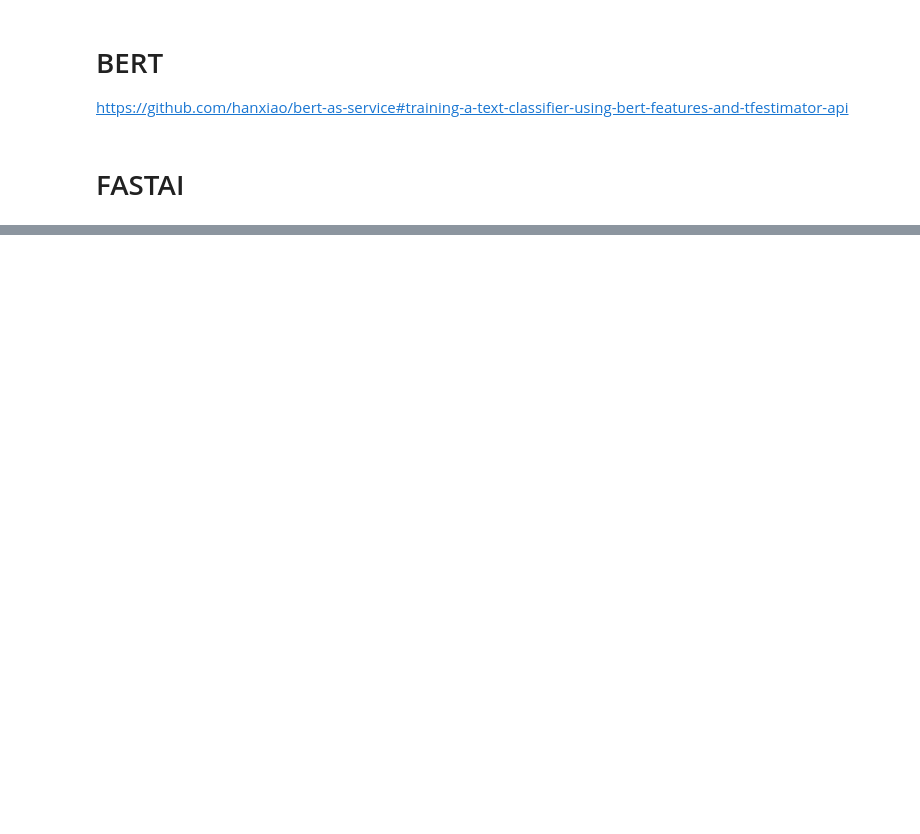
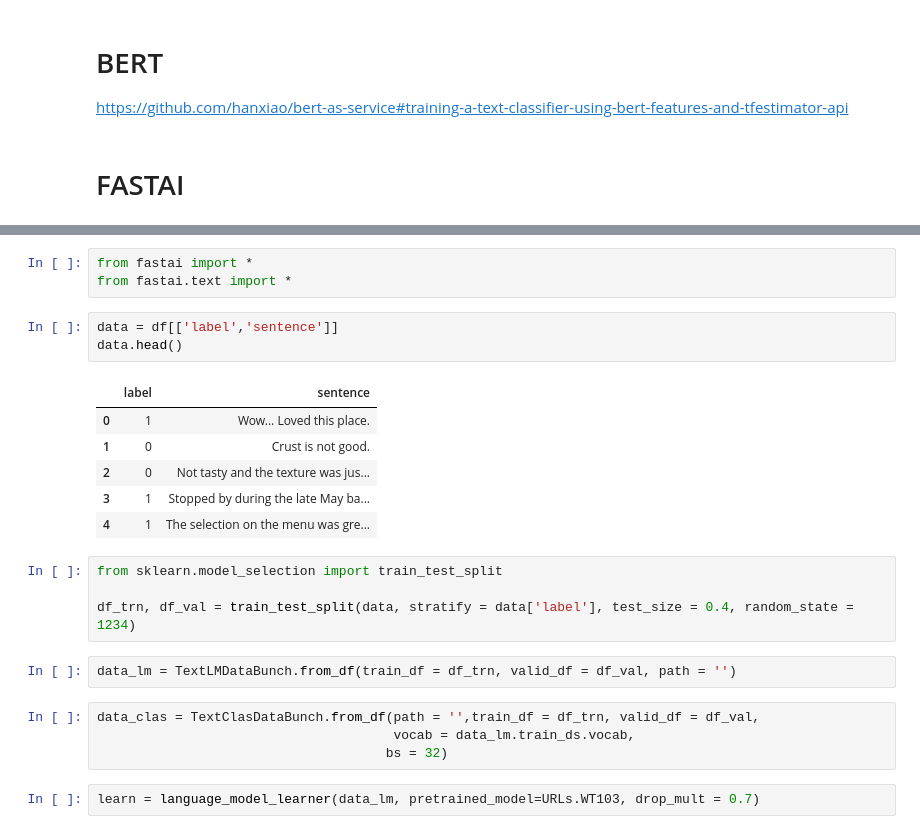
Before and after one commit to binliu0630/Deep_Learning, a Jupyter notebook: Text_Classification_Example.ipynb, the cells around one changed output, grey strips where cells are left out. Drawn from its saved outputs; the diff is of its cells as text; blank space fills up the shorter version.

```diff
--- a/Text_Classification_Example.ipynb
+++ b/Text_Classification_Example.ipynb
@@ -364,0 +473,25 @@ https://github.com/hanxiao/bert-as-service#training-a-text-classifier-using-bert
+# %%
+from fastai import *
+from fastai.text import *
+# %%
+data = df[['label','sentence']]
+data.head()
+# %% [output]
+|  | label | sentence |
+| 0 | 1 | Wow... Loved this place. |
+| 1 | 0 | Crust is not good. |
+| 2 | 0 | Not tasty and the texture was jus... |
+| 3 | 1 | Stopped by during the late May ba... |
+| 4 | 1 | The selection on the menu was gre... |
+# %%
+from sklearn.model_selection import train_test_split
+
+df_trn, df_val = train_test_split(data, stratify = data['label'], test_size = 0.4, random_state = 1234)
+# %%
+data_lm = TextLMDataBunch.from_df(train_df = df_trn, valid_df = df_val, path = '')
+# %%
+data_clas = TextClasDataBunch.from_df(path = '',train_df = df_trn, valid_df = df_val,
+                                      vocab = data_lm.train_ds.vocab,
+                                     bs = 32)
+# %%
+learn = language_model_learner(data_lm, pretrained_model=URLs.WT103, drop_mult = 0.7)
```
Also changed, not shown: parts of 17 cells of this notebook.
